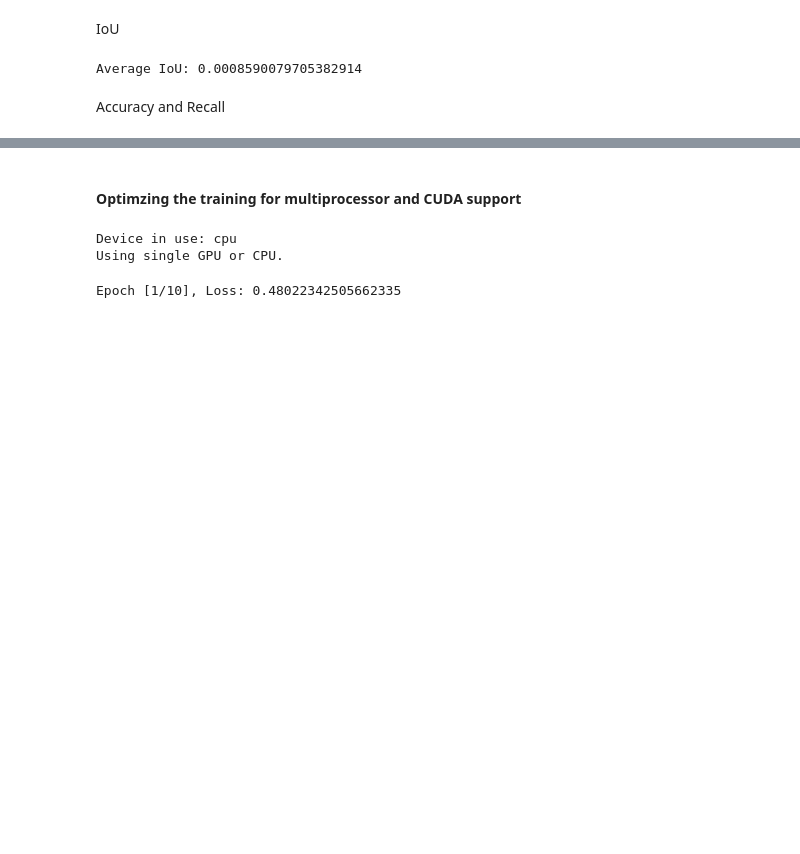
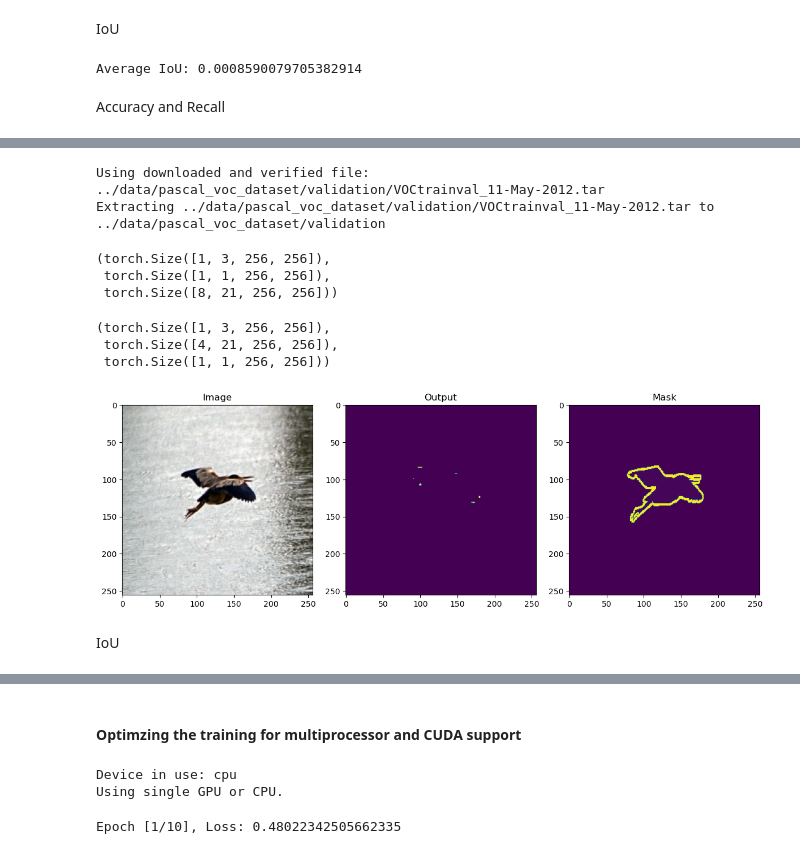
Before and after one commit to tgvp/Machine-Learning, a Jupyter notebook: src/image_segmentation.ipynb, the cells around one changed output, grey strips where cells are left out. Drawn from its saved outputs; the diff is of its cells as text; code cells hidden in the pictures; blank space fills up the shorter version.

```diff
--- a/src/image_segmentation.ipynb
+++ b/src/image_segmentation.ipynb
@@ -871,0 +993,26 @@ plt.show()
+# %%
+import torch
+import torchvision.transforms as transforms
+from torchvision.datasets import VOCSegmentation
+from torch.utils.data import Subset
+from tqdm import tqdm
+
+val_dir = "../data/pascal_voc_dataset/validation"
+test_dir = "../data/pascal_voc_dataset/test"
+
+transform = transforms.Compose([
+    transforms.Resize((256, 256)),
+    transforms.ToTensor(),
+    transforms.Normalize(mean=[0.485, 0.456, 0.406], std=[0.229, 0.224, 0.225])
+])
+
+mask_transform = transforms.Compose([
+    transforms.Resize((256, 256)),
+    transforms.ToTensor(),
+])
+
+test_set = VOCSegmentation(root=val_dir, year='2012', image_set='val', download=True, transform=transform, target_transform=mask_transform)
+test_set = Subset(test_set, range(1100))
+# %% [output]
+Using downloaded and verified file: ../data/pascal_voc_dataset/validation/VOCtrainval_11-May-2012.tar
+Extracting ../data/pascal_voc_dataset/validation/VOCtrainval_11-May-2012.tar to ../data/pascal_voc_dataset/validation
@@ -871,0 +1021,6 @@ plt.show()
+# %%
+images.shape, masks.shape, outputs.shape
+# %% [output]
+(torch.Size([1, 3, 256, 256]),
+ torch.Size([1, 1, 256, 256]),
+ torch.Size([8, 21, 256, 256]))
@@ -871,0 +1034,44 @@ plt.show()
+# %%
+index = 125 #38, 97, 92, 51
+image = torch.load(f'../rsc/test/image_{index}.pth')
+output = torch.load(f'../rsc/test20/output_{index}.pth')
+mask = torch.load(f'../rsc/test/mask_{index}.pth')
+
+image.shape, output.shape, mask.shape
+# %% [output]
+(torch.Size([1, 3, 256, 256]),
+ torch.Size([4, 21, 256, 256]),
+ torch.Size([1, 1, 256, 256]))
+# %%
+import torch
+import matplotlib.pyplot as plt
+import numpy as np
+
+# Load and visualize the saved images, outputs, and masks for a specific index
+index = 38
+
+# Load the image, output, and mask tensors
+image = torch.load(f'../rsc/test/image_{index}.pth')
+output = torch.load(f'../rsc/test/output_{index}.pth')
+mask = torch.load(f'../rsc/test/mask_{index}.pth')
+
+# Convert the image, output, and mask tensors to NumPy arrays
+image_np = image.squeeze().permute(1, 2, 0).numpy()
+output_np = output.squeeze().argmax(dim=0).numpy()
+mask_np = mask.squeeze().numpy()
+
+# Plot the image, output, and mask
+fig, axs = plt.subplots(1, 3, figsize=(12, 4))
+axs[0].imshow(image_np)
+axs[0].set_title('Image')
+axs[1].imshow(output_np)
+axs[1].set_title('Output')
+axs[2].imshow(mask_np)
+axs[2].set_title('Mask')
+
+plt.tight_layout()
+plt.show()
+# %% [output]
+[figure, added]
+# %% [markdown]
+IoU
```
Also changed, not shown: parts of 16 cells of this notebook.
